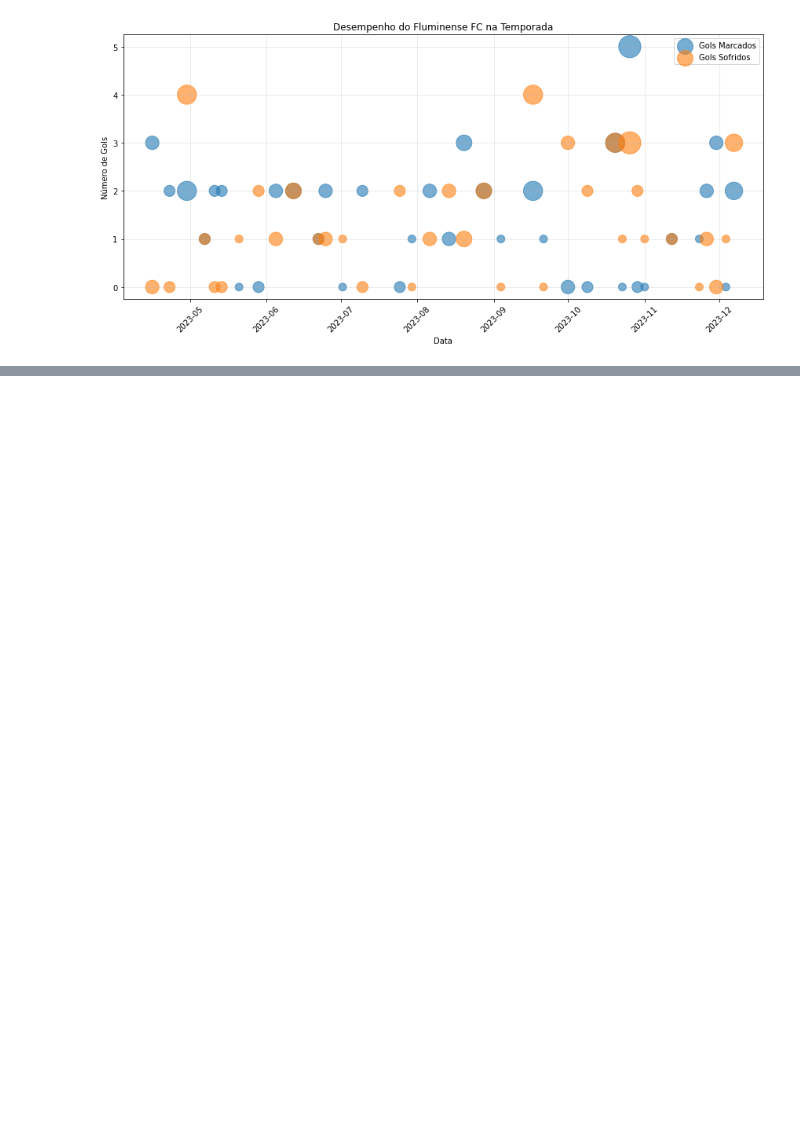
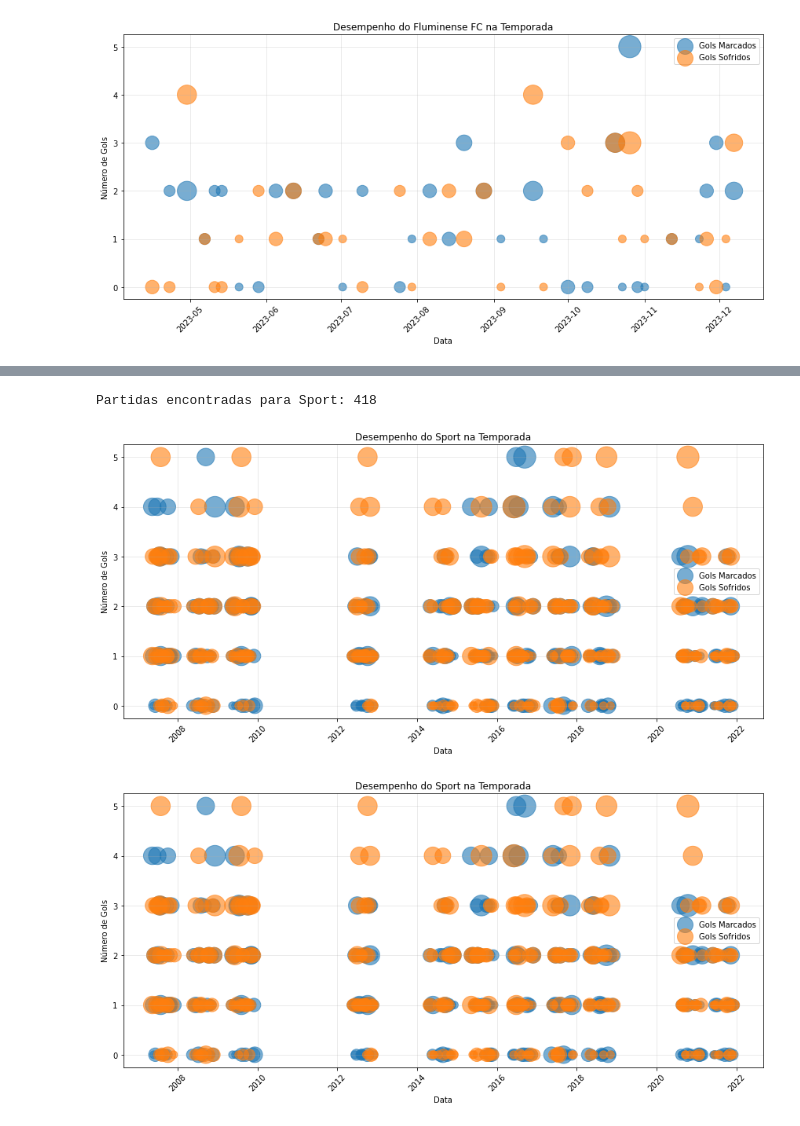
Before and after one commit to klsio22/brazileirao-data-analysis, a Jupyter notebook: statistics_futebol/brazilian_data/brasileirao.ipynb, the cells around one changed output, grey strips where cells are left out. Drawn from its saved outputs; the diff is of its cells as text; code cells hidden in the pictures; blank space fills up the shorter version.

Commit message:
feat(main): salvando dados do documento na banco

```diff
--- a/statistics_futebol/brazilian_data/brasileirao.ipynb
+++ b/statistics_futebol/brazilian_data/brasileirao.ipynb
@@ -217,0 +261,30 @@ except Exception as e:
+# %%
+# Recarrega o módulo e cria a instância da classe
+from brasileirao_api import BrasileiraoAPI
+import importlib
+import brasileirao_api
+import time
+
+importlib.reload(brasileirao_api)
+api = BrasileiraoAPI()
+
+# (Opcional) Limpar a coleção e importar os dados do CSV se ainda não feito
+# api.limpar_colecao()
+# csv_path = "../../data/campeonato-brasileiro-dataset.csv"
+# api.importar_csv_para_mongodb(csv_path)
+
+# Escolha um time que esteja presente nos dados, por exemplo "Corinthians"
+time_nome = "Sport"
+
+# Verifica se há partidas para o time
+df_time = api.obter_partidas_time(time_nome)
+if df_time.empty:
+    print(f"Nenhuma partida encontrada para o time {time_nome}.")
+else:
+    print(f"Partidas encontradas para {time_nome}: {df_time.shape[0]}")
+    # Testa o plot de desempenho no tempo
+    api.plot_desempenho_temporada(time_nome)
+# %% [output]
+Partidas encontradas para Sport: 418
+[figure, added]
+[figure, added]
```
Also changed, not shown: parts of 3 cells of this notebook, 2 other files.
